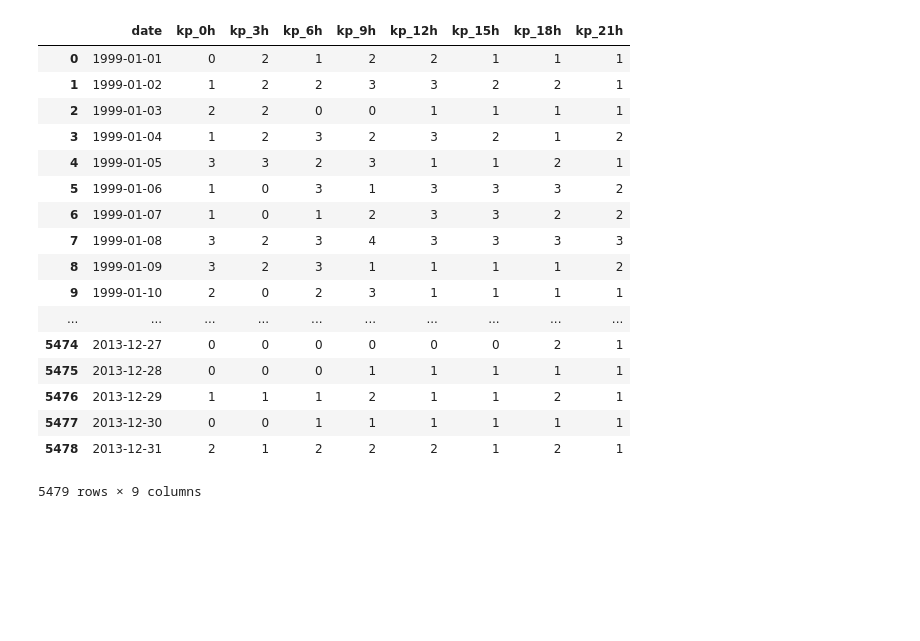
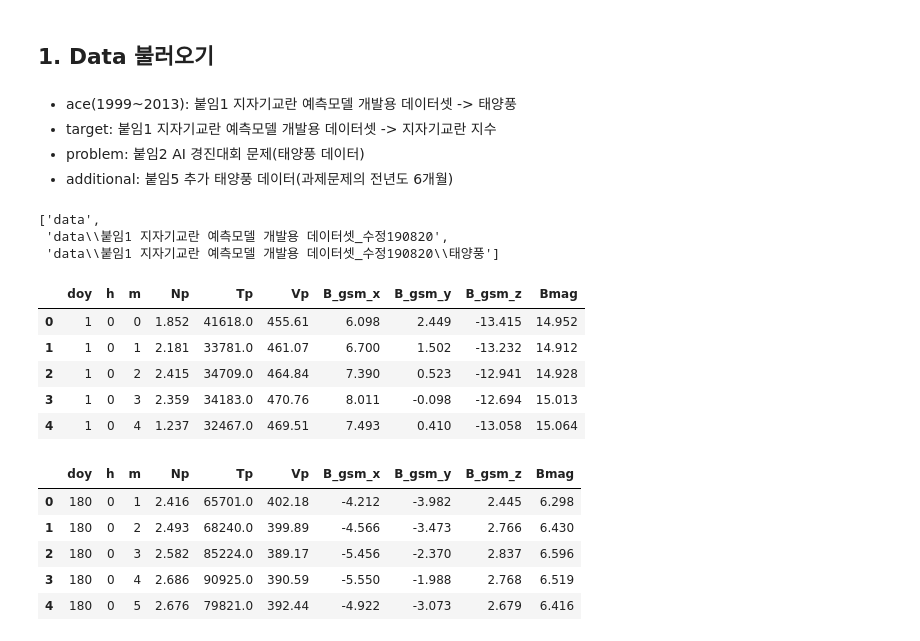
Before and after one commit to GDAI-inov/Space, a Jupyter notebook: space_data.ipynb, the cells around one changed output. Drawn from its saved outputs; the diff is of its cells as text; code cells hidden in the pictures; blank space fills up the shorter version.

Commit message:
relocation dataset and update space_data codes

```diff
--- a/space_data.ipynb
+++ b/space_data.ipynb
@@ -122,22 +9,37 @@ dtype: int64
-# %%
-data1_target = pd.read_csv(os.path.join(base_dir, '../지자기교란 지수.csv'))
-data1_target
-# %% [output]
-|  | date | kp_0h | kp_3h | kp_6h | kp_9h | kp_12h | kp_15h | kp_18h | kp_21h |
-| 0 | 1999-01-01 | 0 | 2 | 1 | 2 | 2 | 1 | 1 | 1 |
-| 1 | 1999-01-02 | 1 | 2 | 2 | 3 | 3 | 2 | 2 | 1 |
-| 2 | 1999-01-03 | 2 | 2 | 0 | 0 | 1 | 1 | 1 | 1 |
-| 3 | 1999-01-04 | 1 | 2 | 3 | 2 | 3 | 2 | 1 | 2 |
-| 4 | 1999-01-05 | 3 | 3 | 2 | 3 | 1 | 1 | 2 | 1 |
-| 5 | 1999-01-06 | 1 | 0 | 3 | 1 | 3 | 3 | 3 | 2 |
-| 6 | 1999-01-07 | 1 | 0 | 1 | 2 | 3 | 3 | 2 | 2 |
-| 7 | 1999-01-08 | 3 | 2 | 3 | 4 | 3 | 3 | 3 | 3 |
-| 8 | 1999-01-09 | 3 | 2 | 3 | 1 | 1 | 1 | 1 | 2 |
-| 9 | 1999-01-10 | 2 | 0 | 2 | 3 | 1 | 1 | 1 | 1 |
-| ... | ... | ... | ... | ... | ... | ... | ... | ... | ... |
-| 5474 | 2013-12-27 | 0 | 0 | 0 | 0 | 0 | 0 | 2 | 1 |
-| 5475 | 2013-12-28 | 0 | 0 | 0 | 1 | 1 | 1 | 1 | 1 |
-| 5476 | 2013-12-29 | 1 | 1 | 1 | 2 | 1 | 1 | 2 | 1 |
-| 5477 | 2013-12-30 | 0 | 0 | 1 | 1 | 1 | 1 | 1 | 1 |
-| 5478 | 2013-12-31 | 2 | 1 | 2 | 2 | 2 | 1 | 2 | 1 |
-5479 rows × 9 columns
+# %% [markdown]
+## 1. Data 불러오기
+# %% [markdown]
+- ace(1999~2013): 붙임1 지자기교란 예측모델 개발용 데이터셋 -> 태양풍
+- target: 붙임1 지자기교란 예측모델 개발용 데이터셋 -> 지자기교란 지수
+- problem: 붙임2 AI 경진대회 문제(태양풍 데이터)
+- additional: 붙임5 추가 태양풍 데이터(과제문제의 전년도 6개월)
+# %%
+def file_list(path):
+    return [[os.path.join(path, file) for file in files] for path, _, files in os.walk(path)][0]
+# %%
+dataset_dir = [path for path, _, files in os.walk('data')]
+dataset_dir
+# %% [output]
+['data',
+ 'data\\붙임1 지자기교란 예측모델 개발용 데이터셋_수정190820',
+ 'data\\붙임1 지자기교란 예측모델 개발용 데이터셋_수정190820\\태양풍']
+# %%
+problem = pd.read_csv(file_list(dataset_dir[0])[0])
+problem.head()
+# %% [output]
+|  | doy | h | m | Np | Tp | Vp | B_gsm_x | B_gsm_y | B_gsm_z | Bmag |
+| 0 | 1 | 0 | 0 | 1.852 | 41618.0 | 455.61 | 6.098 | 2.449 | -13.415 | 14.952 |
+| 1 | 1 | 0 | 1 | 2.181 | 33781.0 | 461.07 | 6.700 | 1.502 | -13.232 | 14.912 |
+| 2 | 1 | 0 | 2 | 2.415 | 34709.0 | 464.84 | 7.390 | 0.523 | -12.941 | 14.928 |
+| 3 | 1 | 0 | 3 | 2.359 | 34183.0 | 470.76 | 8.011 | -0.098 | -12.694 | 15.013 |
+| 4 | 1 | 0 | 4 | 1.237 | 32467.0 | 469.51 | 7.493 | 0.410 | -13.058 | 15.064 |
+# %%
+additional = pd.read_csv(file_list(dataset_dir[0])[1], skiprows=14, delim_whitespace=True, names=problem.columns)
+additional.head()
+# %% [output]
+|  | doy | h | m | Np | Tp | Vp | B_gsm_x | B_gsm_y | B_gsm_z | Bmag |
+| 0 | 180 | 0 | 1 | 2.416 | 65701.0 | 402.18 | -4.212 | -3.982 | 2.445 | 6.298 |
+| 1 | 180 | 0 | 2 | 2.493 | 68240.0 | 399.89 | -4.566 | -3.473 | 2.766 | 6.430 |
+| 2 | 180 | 0 | 3 | 2.582 | 85224.0 | 389.17 | -5.456 | -2.370 | 2.837 | 6.596 |
+| 3 | 180 | 0 | 4 | 2.686 | 90925.0 | 390.59 | -5.550 | -1.988 | 2.768 | 6.519 |
+| 4 | 180 | 0 | 5 | 2.676 | 79821.0 | 392.44 | -4.922 | -3.073 | 2.679 | 6.416 |
```
Also changed, not shown: parts of 27 cells of this notebook, 33 other files.
